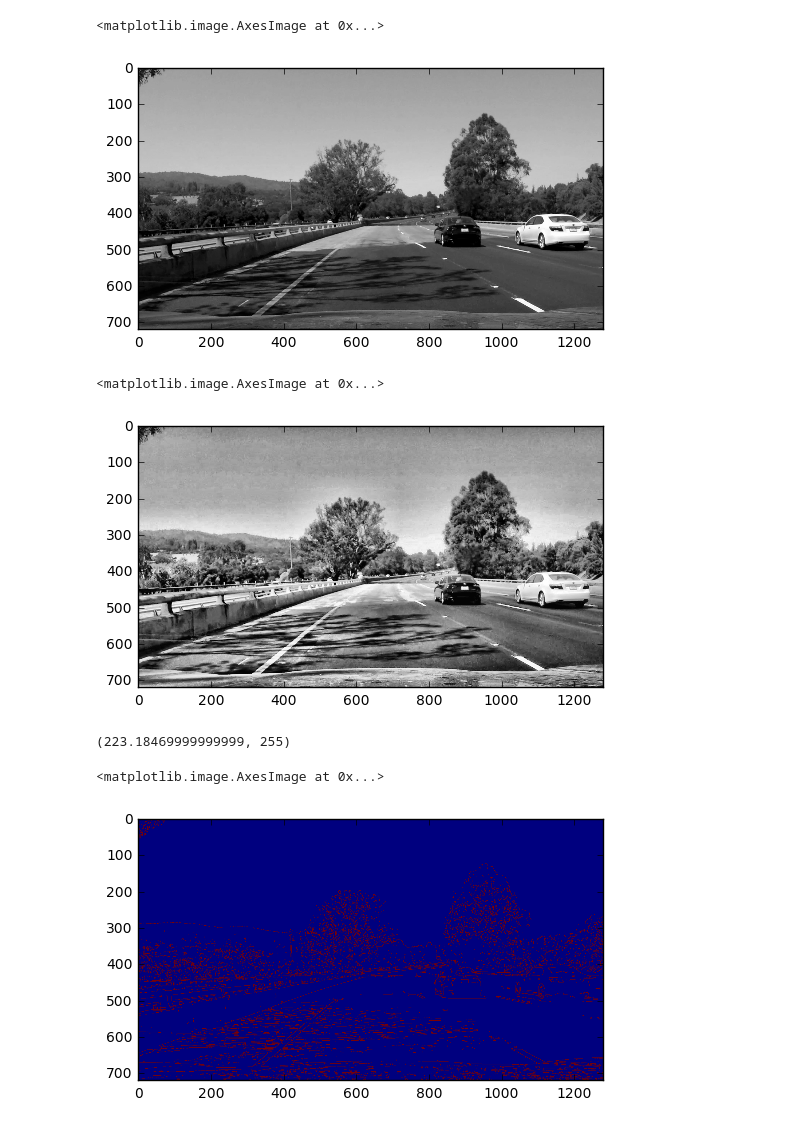
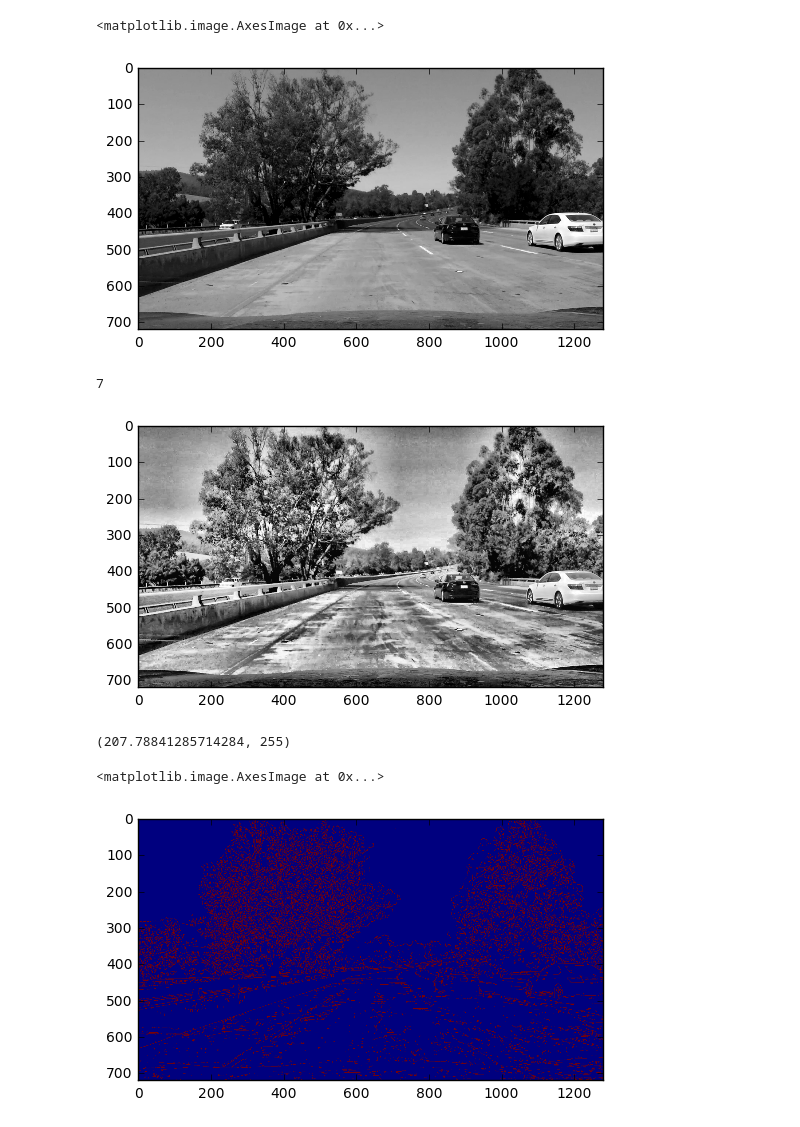
Before and after one commit to valery-nguyen/CarND-LaneLines-P1, a Jupyter notebook: Assignment_01_VTN_Dec11-Extra_Credit_DRAFT.ipynb, the cells around one changed output. Cells and saved outputs as stored; diff of their text form; code cells hidden in the pictures.

```diff
--- a/Assignment_01_VTN_Dec11-Extra_Credit_DRAFT.ipynb
+++ b/Assignment_01_VTN_Dec11-Extra_Credit_DRAFT.ipynb
@@ -22,6 +22,32 @@ def grayscale(img):
     but NOTE: to see the returned image as grayscale
     you should call plt.imshow(gray, cmap='gray')"""
     return cv2.cvtColor(img, cv2.COLOR_BGR2GRAY)
+
+def clahe_auto_params(img):
+
+    #set tileGridSize
+    tileGridSize = (8,8)
+
+    # median gray channel intensity
+    x_center = img.shape[1]/2
+
+    crop_y_t = 560
+    crop_y_l = 660
+    crop_x_r = x_center+350
+    crop_x_l = x_center-350
+
+    crop_img = img[crop_y_t:crop_y_l,crop_x_l:crop_x_r]
+
+    if crop_img.max() > 200:
+        clipLimit = 7
+
+    else:
+        clipLimit = 1
+
+    return (clipLimit, tileGridSize)
+
+
+
 
 def canny_auto_threshold(img,sigma=0.3):
     # median gray channel intensity
@@ -233,7 +259,7 @@ def CLAHE_img(img,clipLimit, tileGridSize):
 #reading in an image
 
 #image = mpimg.imread('test_images/solidYellowCurve.jpg')
-image = VideoFileClip('challenge.mp4').get_frame(3.84)
+image = VideoFileClip('challenge.mp4').get_frame(5)
 
 #printing out some stats and plotting
 print('This image is:', type(image), 'with dimesions:', image.shape)
@@ -270,14 +296,17 @@ image_grayed = grayscale(image)
 plt.imshow(image_grayed, cmap='gray')
 # %% [output]
 <matplotlib.image.AxesImage at 0x...>
-[figure, old version]
+[figure, new version]
 # %%
 #apply CLAHE
-image_clahe = CLAHE_img(image_grayed,4.0, (8,8))
+clahe_params = clahe_auto_params(image_grayed)
+#image_clahe = CLAHE_img(image_grayed,clahe_params[0],clahe_params[1])
+image_clahe = CLAHE_img(image_grayed,7,clahe_params[1])
 plt.imshow(image_clahe, cmap='gray')
+print(clahe_params[0])
 # %% [output]
-<matplotlib.image.AxesImage at 0x...>
+7
-[figure, old version]
+[figure, new version]
 # %%
 #apply canny to grayscaled image
 canny_threshold = canny_auto_threshold(image_clahe)
@@ -285,9 +314,9 @@ image_canny = canny(image_clahe,canny_threshold[0],canny_threshold[1])
 print(canny_threshold)
 plt.imshow(image_canny)
 # %% [output]
-(223.18469999999999, 255)
+(207.78841285714284, 255)
 <matplotlib.image.AxesImage at 0x...>
-[figure, old version]
+[figure, new version]
 # %%
 #apply gaussian blur to image
 kernel_size = 3
```
Also changed, not shown: parts of 8 cells of this notebook.
